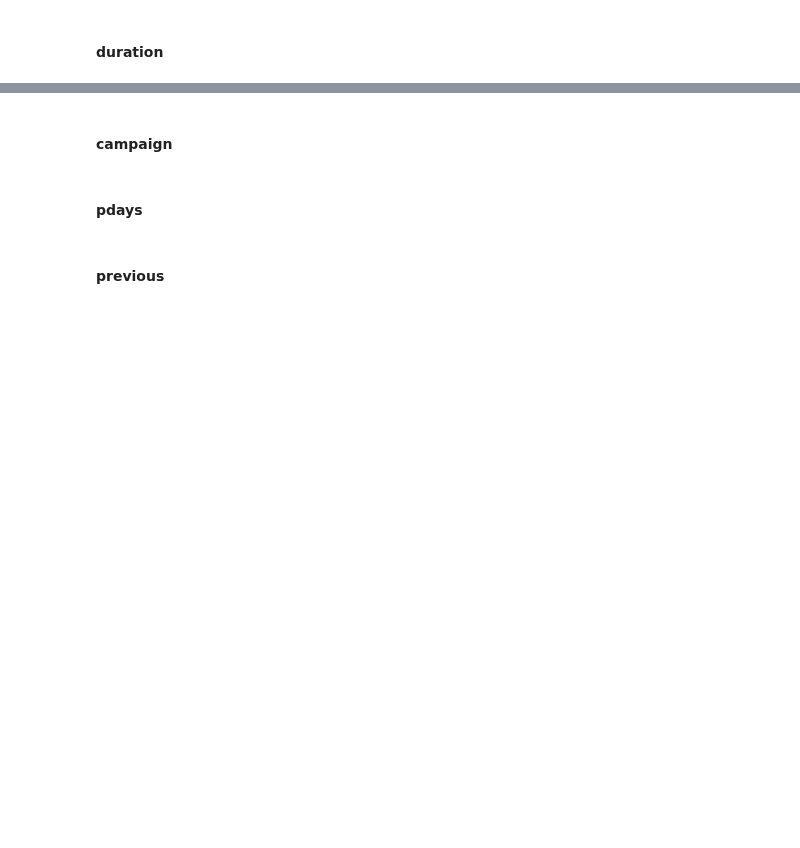
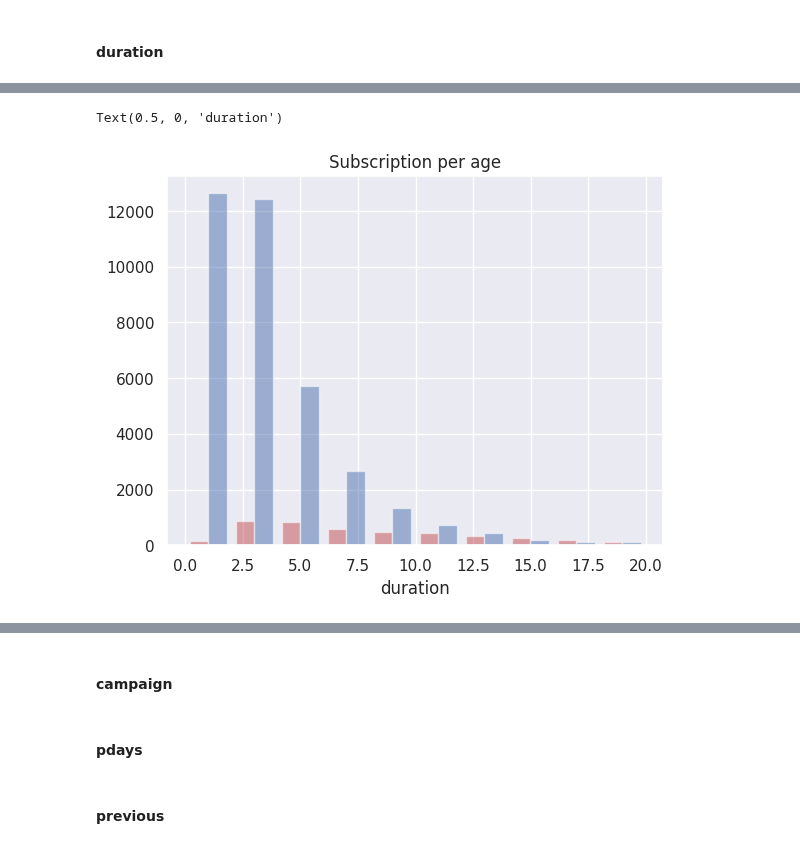
Before and after one commit to dmytrovelychko/rd_ds_python, a Jupyter notebook: cw.ipynb, the cells around one changed output, grey strips where cells are left out. Saved outputs shown, nothing was run; the diff lists cells and outputs as text; code cells hidden in the pictures; blank space fills up the shorter version.

```diff
--- a/cw.ipynb
+++ b/cw.ipynb
@@ -151,0 +188,9 @@ Text(0, 0.5, 'subscription')
+# %%
+df_duration_lt_20 = df[df['duration'] < 20]
+# %%
+plt.hist([df_duration_lt_20[df_duration_lt_20['y'] == 'yes']['duration'], df_duration_lt_20[df_duration_lt_20['y'] == 'no']['duration']], color=['r','b'], alpha=0.5)
+plt.title('Subscription per age')
+plt.xlabel('duration')
+# %% [output]
+Text(0.5, 0, 'duration')
+[figure, added]
```
Also changed, not shown: parts of 21 cells of this notebook.
